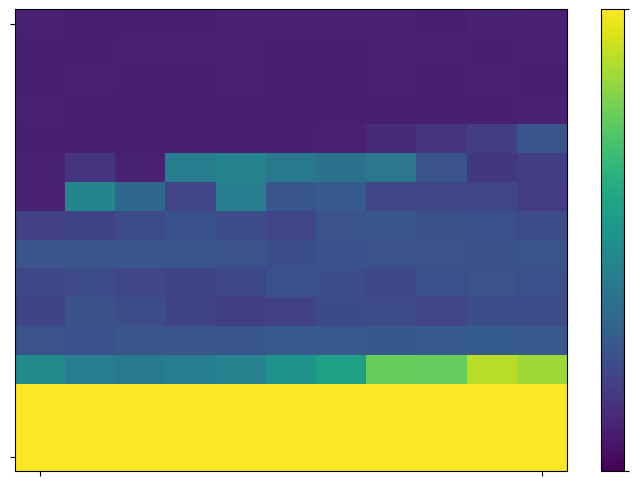
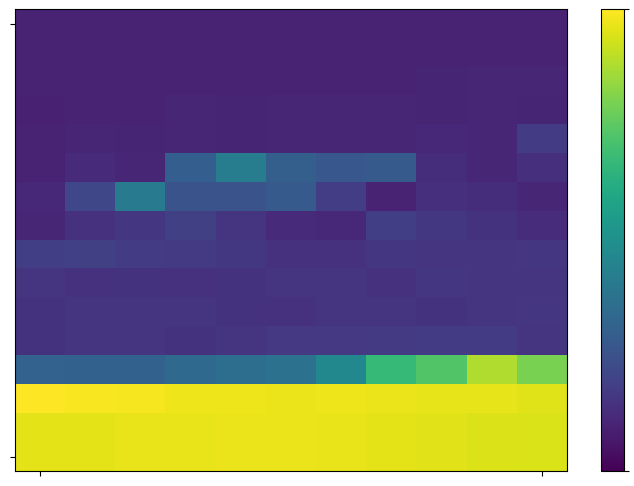
Unified diff of the notebook cell whose output changed from the first chart to the second:
--- before
+++ after
@@ -3,9 +3,9 @@
 ax = plt.gca()
 ax.set_facecolor('none') 
-img = plt.imshow(im, aspect='auto', vmin=0, vmax=.6)
+img = plt.imshow(im, aspect='auto',vmin=0,vmax=1.)
 cbar = plt.colorbar(img)
 
-# --- Keep only min/max ticks, but remove labels on colorbar ---
-cbar.set_ticks([0, .6])          # keep ticks at min and max
+# --- Customize colorbar ticks ---
+cbar.set_ticks([0, 1.])               # keep ticks at min and max
 cbar.set_ticklabels([])         # remove tick labels
 cbar.set_label('')              # remove colorbar label

Commit: figure notebooks changed